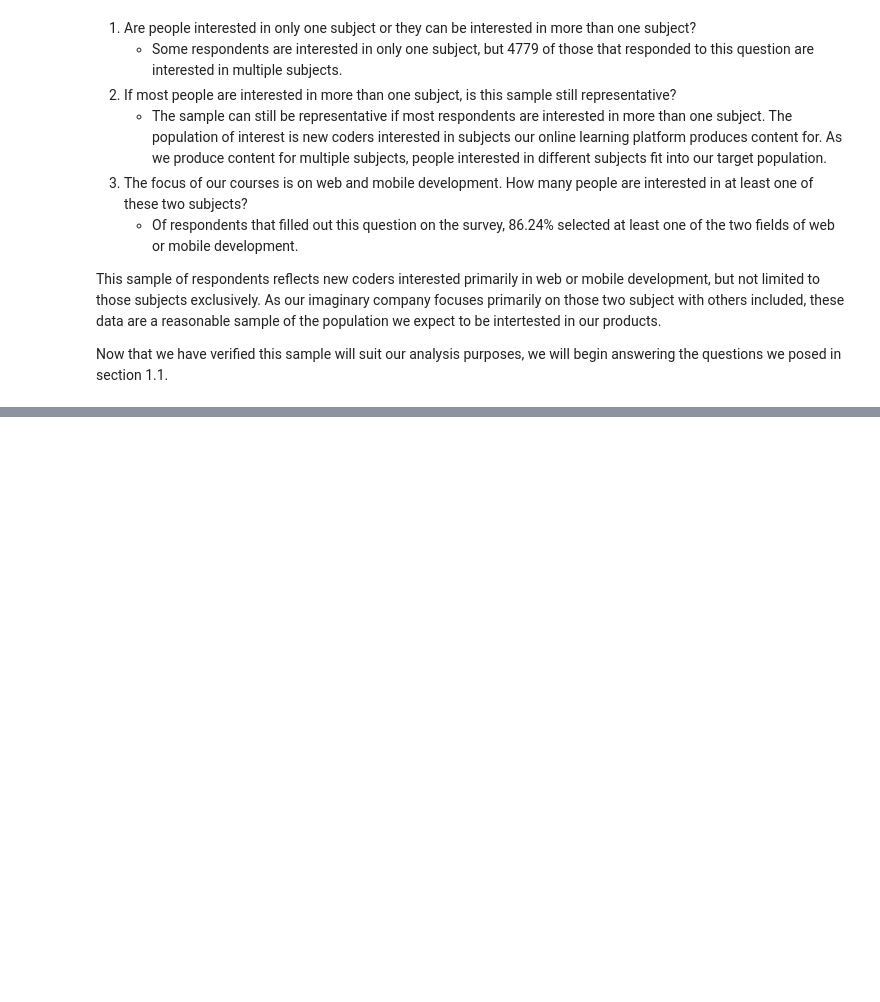
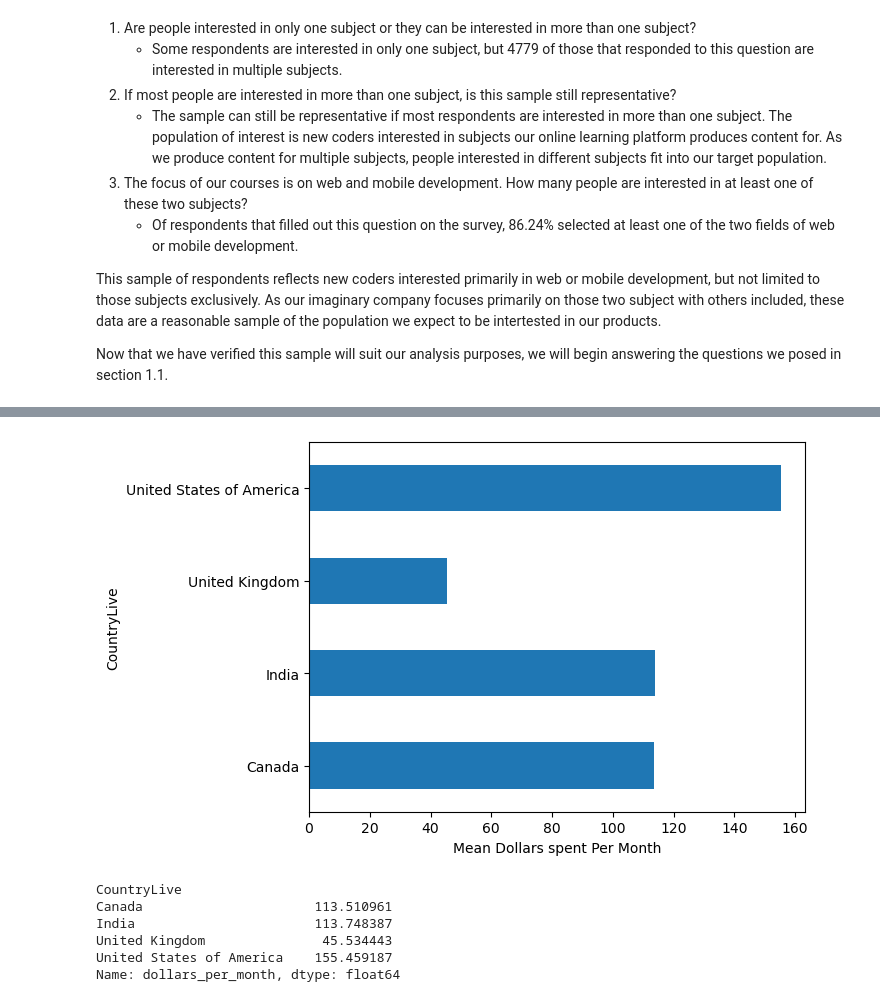
Before and after one commit to n-jdelaney/dq_elearning_marketing, a Jupyter notebook: dq_ad_project.ipynb, the cells around one changed output, grey strips where cells are left out. Cells and saved outputs as stored; diff of their text form; code cells hidden in the pictures; blank space fills up the shorter version.

```diff
--- a/dq_ad_project.ipynb
+++ b/dq_ad_project.ipynb
@@ -161,0 +277,19 @@ plt.show()
+# %%
+# Eliminate outliers for US, India and Canada
+survey_top = survey_top[survey_top['dollars_per_month'] < 10000].copy()
+# %%
+# Recompute mean values
+country_up = survey_top.groupby(by='CountryLive')
+mean_dollars = country_up['dollars_per_month'].agg(np.mean)
+mean_dollars.plot.barh(xlabel='Mean Dollars spent Per Month')
+plt.show()
+
+print(mean_dollars)
+# %% [output]
+[figure, added]
+CountryLive
+Canada                      113.510961
+India                       113.748387
+United Kingdom               45.534443
+United States of America    155.459187
+Name: dollars_per_month, dtype: float64
```
Also changed, not shown: parts of 23 cells of this notebook.
